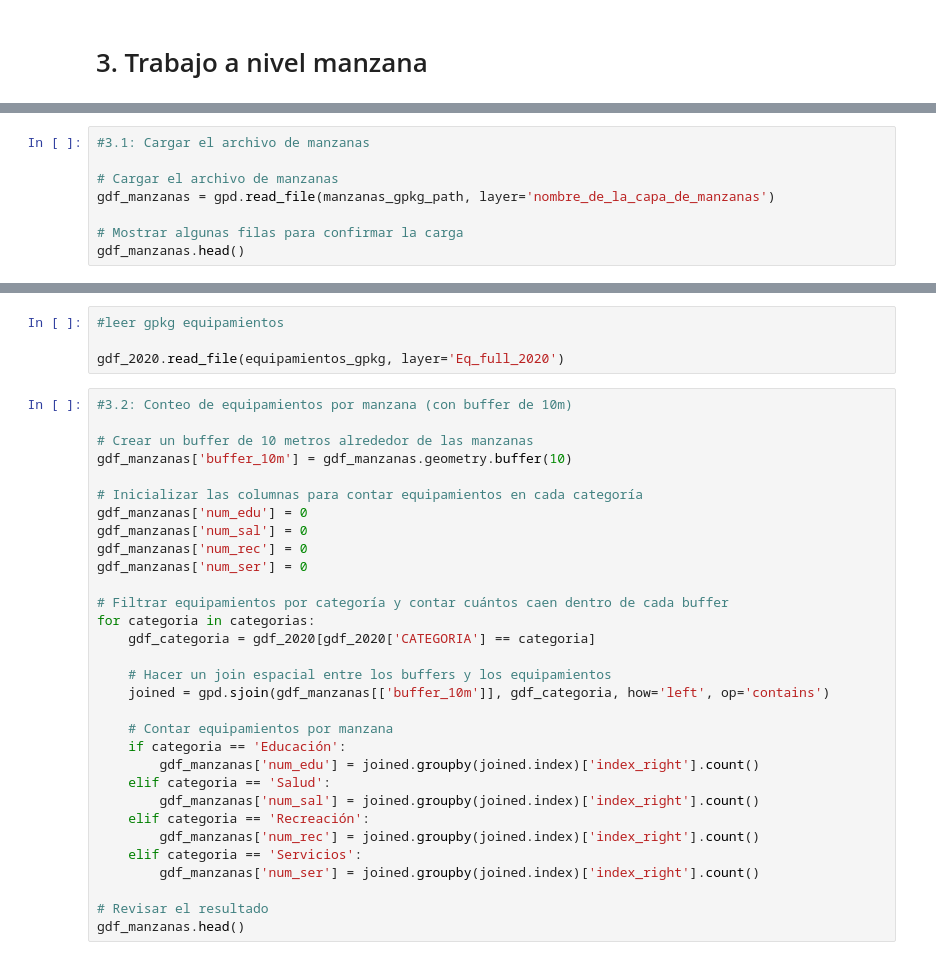
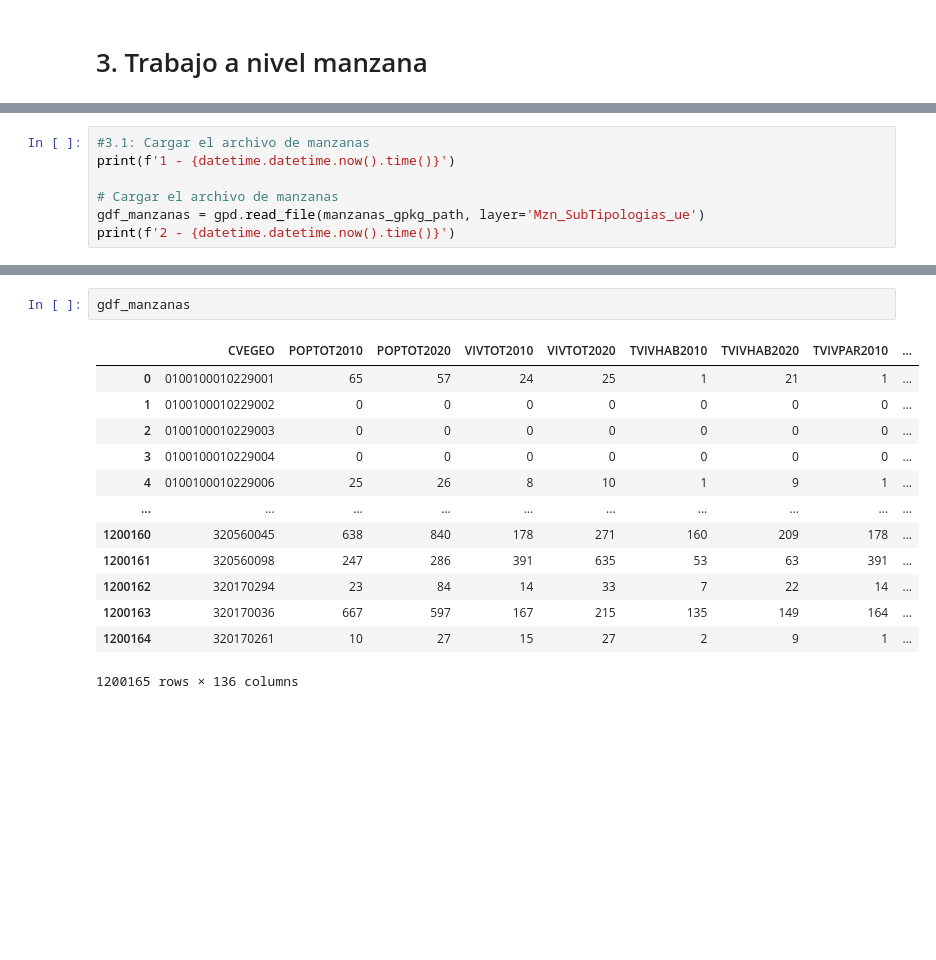
Before and after one commit to unpesodecambio/VOCES-metropolitan-housing-analysis, a Jupyter notebook: Incorporación_Equipamientos.ipynb, the cells around one changed output, grey strips where cells are left out. Saved outputs shown, nothing was run; the diff lists cells and outputs as text; blank space fills up the shorter version.

```diff
--- a/Incorporación_Equipamientos.ipynb
+++ b/Incorporación_Equipamientos.ipynb
@@ -157,9 +161,8 @@ manzanas_gpkg_path = r"Z:\"
 equipamientos_gpkg = r"Z:\VOCES\DATA\Tratados\NAC\EQUIPAMIENTOS\Equipamientos_NAC_2020.gpkg"
 # %%
 #3.1: Cargar el archivo de manzanas
+print(f'1 - {datetime.datetime.now().time()}')
 
 # Cargar el archivo de manzanas
-gdf_manzanas = gpd.read_file(manzanas_gpkg_path, layer='nombre_de_la_capa_de_manzanas')
-
-# Mostrar algunas filas para confirmar la carga
-gdf_manzanas.head()
+gdf_manzanas = gpd.read_file(manzanas_gpkg_path, layer='Mzn_SubTipologias_ue')
+print(f'2 - {datetime.datetime.now().time()}')
@@ -166,35 +172,16 @@ gdf_manzanas.head()
-# %%
-#leer gpkg equipamientos
-
-gdf_2020.read_file(equipamientos_gpkg, layer='Eq_full_2020')
-# %%
-#3.2: Conteo de equipamientos por manzana (con buffer de 10m)
-
-# Crear un buffer de 10 metros alrededor de las manzanas
-gdf_manzanas['buffer_10m'] = gdf_manzanas.geometry.buffer(10)
-
-# Inicializar las columnas para contar equipamientos en cada categoría
-gdf_manzanas['num_edu'] = 0
-gdf_manzanas['num_sal'] = 0
-gdf_manzanas['num_rec'] = 0
-gdf_manzanas['num_ser'] = 0
-
-# Filtrar equipamientos por categoría y contar cuántos caen dentro de cada buffer
-for categoria in categorias:
-    gdf_categoria = gdf_2020[gdf_2020['CATEGORIA'] == categoria]
-
-    # Hacer un join espacial entre los buffers y los equipamientos
-    joined = gpd.sjoin(gdf_manzanas[['buffer_10m']], gdf_categoria, how='left', op='contains')
-
-    # Contar equipamientos por manzana
-    if categoria == 'Educación':
-        gdf_manzanas['num_edu'] = joined.groupby(joined.index)['index_right'].count()
-    elif categoria == 'Salud':
-        gdf_manzanas['num_sal'] = joined.groupby(joined.index)['index_right'].count()
-    elif categoria == 'Recreación':
-        gdf_manzanas['num_rec'] = joined.groupby(joined.index)['index_right'].count()
-    elif categoria == 'Servicios':
-        gdf_manzanas['num_ser'] = joined.groupby(joined.index)['index_right'].count()
-
-# Revisar el resultado
-gdf_manzanas.head()
+# %%
+gdf_manzanas
+# %% [output]
+|  | CVEGEO | POPTOT2010 | POPTOT2020 | VIVTOT2010 | VIVTOT2020 | TVIVHAB2010 | TVIVHAB2020 | TVIVPAR2010 | ... |
+| 0 | 0100100010229001 | 65 | 57 | 24 | 25 | 1 | 21 | 1 | ... |
+| 1 | 0100100010229002 | 0 | 0 | 0 | 0 | 0 | 0 | 0 | ... |
+| 2 | 0100100010229003 | 0 | 0 | 0 | 0 | 0 | 0 | 0 | ... |
+| 3 | 0100100010229004 | 0 | 0 | 0 | 0 | 0 | 0 | 0 | ... |
+| 4 | 0100100010229006 | 25 | 26 | 8 | 10 | 1 | 9 | 1 | ... |
+| ... | ... | ... | ... | ... | ... | ... | ... | ... | ... |
+| 1200160 | 320560045 | 638 | 840 | 178 | 271 | 160 | 209 | 178 | ... |
+| 1200161 | 320560098 | 247 | 286 | 391 | 635 | 53 | 63 | 391 | ... |
+| 1200162 | 320170294 | 23 | 84 | 14 | 33 | 7 | 22 | 14 | ... |
+| 1200163 | 320170036 | 667 | 597 | 167 | 215 | 135 | 149 | 164 | ... |
+| 1200164 | 320170261 | 10 | 27 | 15 | 27 | 2 | 9 | 1 | ... |
+1200165 rows × 136 columns
```
Also changed, not shown: parts of 10 cells of this notebook.
